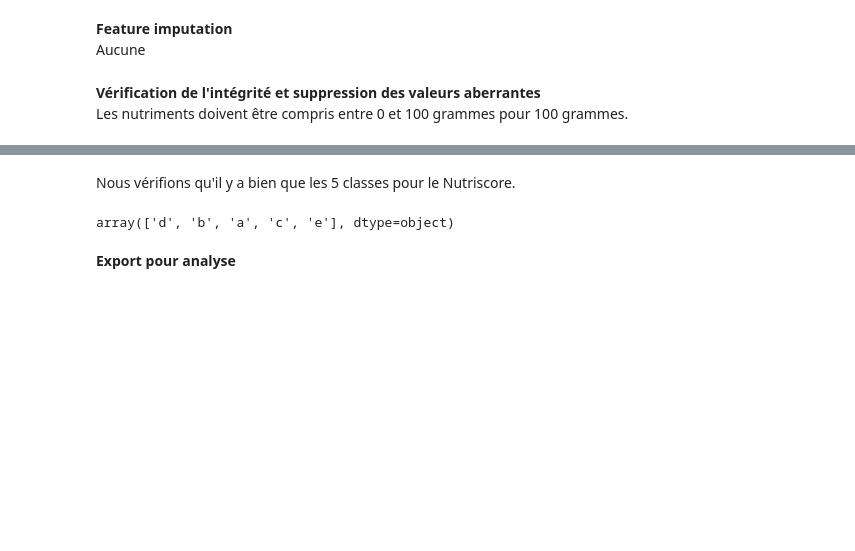
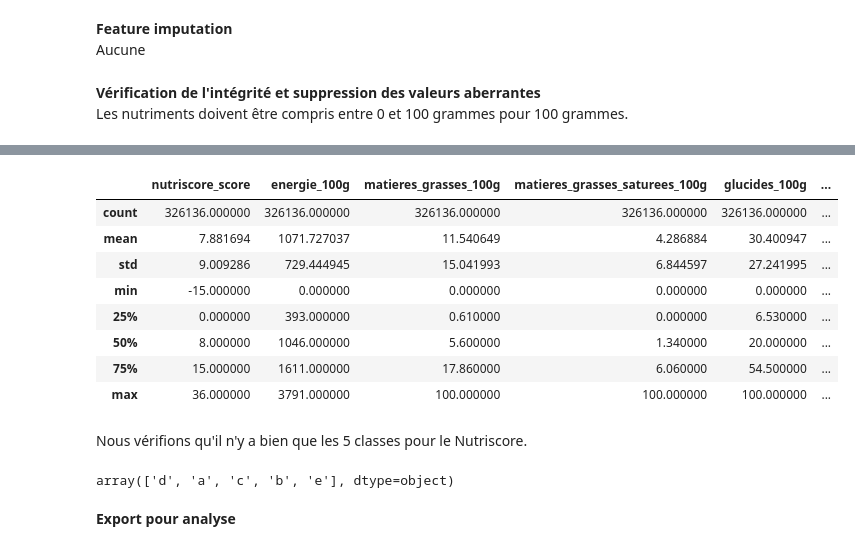
Before and after one commit to Loridan/openclassrooms-iml-projects, a Jupyter notebook: project2/P02_01_notebook_nettoyage.ipynb, the cells around one changed output, grey strips where cells are left out. Saved outputs shown, nothing was run; the diff lists cells and outputs as text; code cells hidden in the pictures; blank space fills up the shorter version.

```diff
--- a/project2/P02_01_notebook_nettoyage.ipynb
+++ b/project2/P02_01_notebook_nettoyage.ipynb
@@ -196,0 +223,11 @@ dataframe5 = dataframe4.query('lipides < 100 and glucides < 100 and proteines <
+# %%
+dataframe5 = dataframe4.query('0 <= matieres_grasses_100g <= 100 \
+                                    and 0 <= energie_100g <= 3800 \
+                                    and 0 <= matieres_grasses_saturees_100g <= 100 \
+                                    and 0 <= glucides_100g <= 100 \
+                                    and 0 <= glucides_sucres_100g <= 100 \
+                                    and 0 <= fibres_100g <= 100 \
+                                    and 0 <= proteines_100g <= 100 \
+                                    and 0 <= sel_100g <= 100 \
+                                    and 0 <= sodium_100g <= 100 \
+                                    and matieres_grasses_100g+glucides_100g+fibres_100g+proteines_100g+sel_100g <= 100')
@@ -197,9 +238,21 @@ dataframe5 = dataframe4.query('lipides < 100 and glucides < 100 and proteines <
+# %%
+dataframe5.describe()
+# %% [output]
+|  | nutriscore_score | energie_100g | matieres_grasses_100g | matieres_grasses_saturees_100g | glucides_100g | ... |
+| count | 326136.000000 | 326136.000000 | 326136.000000 | 326136.000000 | 326136.000000 | ... |
+| mean | 7.881694 | 1071.727037 | 11.540649 | 4.286884 | 30.400947 | ... |
+| std | 9.009286 | 729.444945 | 15.041993 | 6.844597 | 27.241995 | ... |
+| min | -15.000000 | 0.000000 | 0.000000 | 0.000000 | 0.000000 | ... |
+| 25% | 0.000000 | 393.000000 | 0.610000 | 0.000000 | 6.530000 | ... |
+| 50% | 8.000000 | 1046.000000 | 5.600000 | 1.340000 | 20.000000 | ... |
+| 75% | 15.000000 | 1611.000000 | 17.860000 | 6.060000 | 54.500000 | ... |
+| max | 36.000000 | 3791.000000 | 100.000000 | 100.000000 | 100.000000 | ... |
 # %% [markdown]
-Nous vérifions qu'il y a bien que les 5 classes pour le Nutriscore.
+Nous vérifions qu'il n'y a bien que les 5 classes pour le Nutriscore.
 # %%
-dataframe5.nutriscore.unique()
+dataframe5.nutriscore_grade.unique()
 # %% [output]
-array(['d', 'b', 'a', 'c', 'e'], dtype=object)
+array(['d', 'a', 'c', 'b', 'e'], dtype=object)
 # %% [markdown]
 **Export pour analyse**
 # %%
```
Also changed, not shown: parts of 39 cells of this notebook, 3 other files.
